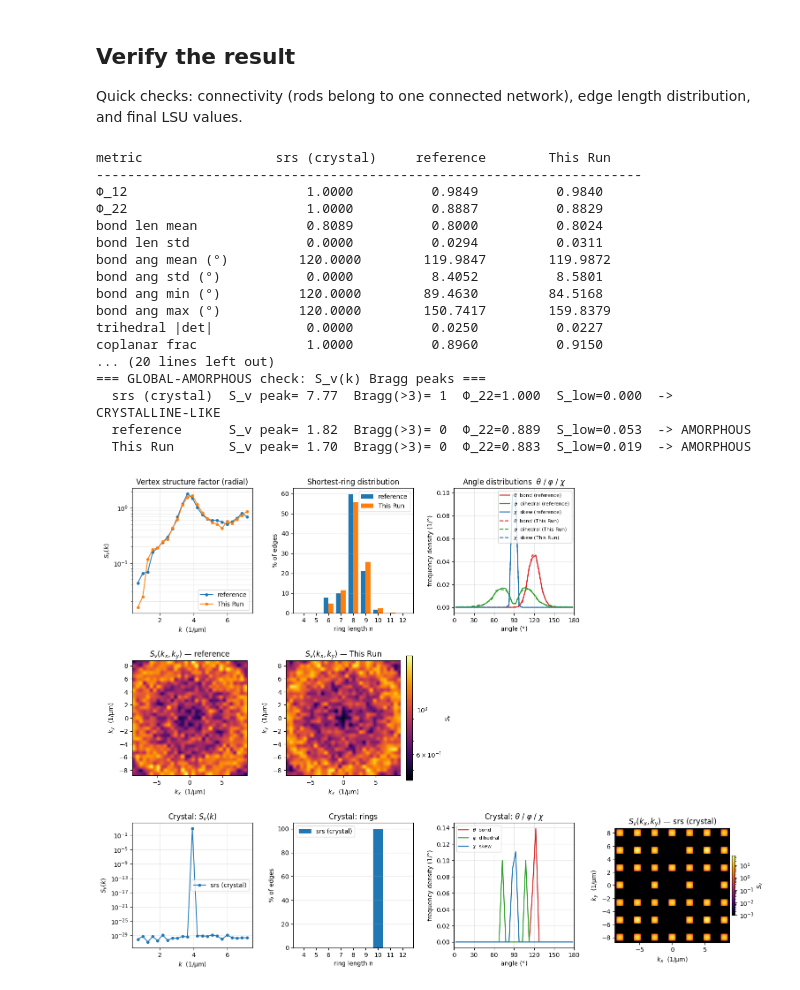
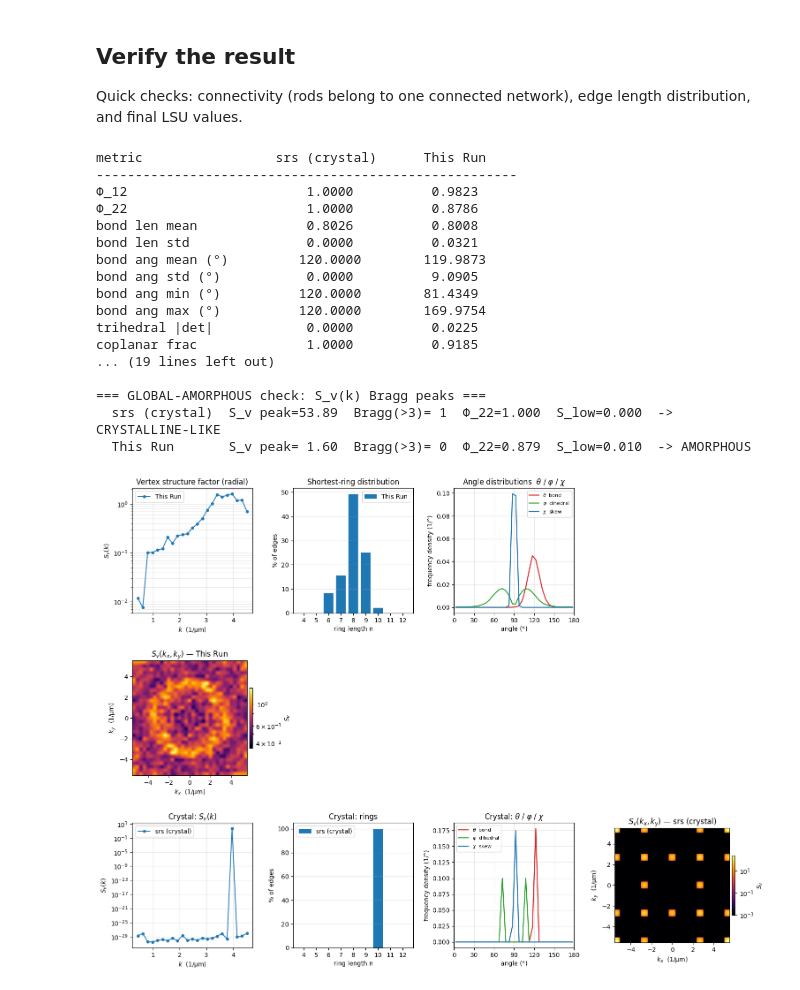
Before and after one commit to fhernandez93/Create-LSU-Structures, a Jupyter notebook: Create_LSU_Function.ipynb, the cells around one changed output. Saved outputs shown, nothing was run; the diff lists cells and outputs as text; code cells hidden in the pictures.

```diff
--- a/Create_LSU_Function.ipynb
+++ b/Create_LSU_Function.ipynb
@@ -347,12 +377,14 @@ print(f'  ref target std=3.65 corner/centre=1.21  '
 # %%
 import tools
-filename = "./Example/20260623_lsu_fromrandom_N1000_ends.txt"
+filename = "./Example/20260624_lsu_fromrandom_N4000_ends.txt"
+D0, N = 0.8, 4000
+BOX = (N/1000 * 11.44**3)**(1/3)
 srs_rods = tools.srs_crystal_rods(num_vertices=N, box=BOX, d0=D0)
 
 results = []
 for source, lbl in [
     (srs_rods,                                  'srs (crystal)'),
-    ('Example/lsu_example_ends.txt',            'reference'),
+    # ('Example/lsu_example_ends.txt',            'reference'),
     (filename,                                  'This Run'),
 ]:
     if lbl == 'reference':
@@ -366,49 +398,49 @@ for source, lbl in [
             k_modes_max_2d=16,
             ))
 
 tools._print_comparison(results)
 
 fig, axes = tools.plot_comparison(
     results,
     ring_range=(4, 12),
     sk_logy=True,
     sk_2d_log=True,
     sk_2d_shared_clim=True,
     sk_2d_interp='bilinear',
 )
 # fig.savefig('Example/lsu_compare_with_srs.png', dpi=150, bbox_inches='tight')
 
 
 # --- GLOBAL-AMORPHOUS gate: S_v(k) must have NO Bragg peaks ---------------
 # This is THE metric the structure must pass: a crystal (or a lightly
 # jittered crystal) shows tall, sharp S_v(k) Bragg peaks; the reference
 # amorphous network does not. Pass = S_v peak ~< 2.5 and 0 peaks > 3.
 import numpy as _np
 print('\n=== GLOBAL-AMORPHOUS check: S_v(k) Bragg peaks ===')
 for _r in results:
     _sk = _np.array(_r['S_v_k_means']); _sk = _sk[_np.isfinite(_sk)]
     _peak = float(_np.nanmax(_sk)); _nbig = int((_sk > 3).sum())
     _verdict = 'AMORPHOUS' if (_peak < 2.5 and _nbig == 0) else 'CRYSTALLINE-LIKE'
     print(f"  {_r['label']:<14} S_v peak={_peak:5.2f}  Bragg(>3)={_nbig:>2}  "
           f"Φ_22={_r['phi22']:.3f}  S_low={_r['S_low_k2']:.3f}  -> {_verdict}")
 # %% [output]
-metric                 srs (crystal)     reference        This Run
-----------------------------------------------------------------------
-Φ_12                       1.0000          0.9849          0.9840
-Φ_22                       1.0000          0.8887          0.8829
-bond len mean              0.8089          0.8000          0.8024
-bond len std               0.0000          0.0294          0.0311
-bond ang mean (°)         120.0000        119.9847        119.9872
-bond ang std (°)           0.0000          8.4052          8.5801
-bond ang min (°)          120.0000        89.4630         84.5168
-bond ang max (°)          120.0000        150.7417        159.8379
-trihedral |det|            0.0000          0.0250          0.0227
-coplanar frac              1.0000          0.8960          0.9150
-... (20 lines left out)
+metric                 srs (crystal)      This Run
+------------------------------------------------------
+Φ_12                       1.0000          0.9823
+Φ_22                       1.0000          0.8786
+bond len mean              0.8026          0.8008
+bond len std               0.0000          0.0321
+bond ang mean (°)         120.0000        119.9873
+bond ang std (°)           0.0000          9.0905
+bond ang min (°)          120.0000        81.4349
+bond ang max (°)          120.0000        169.9754
+trihedral |det|            0.0000          0.0225
+coplanar frac              1.0000          0.9185
+... (19 lines left out)
+
 === GLOBAL-AMORPHOUS check: S_v(k) Bragg peaks ===
-  srs (crystal)  S_v peak= 7.77  Bragg(>3)= 1  Φ_22=1.000  S_low=0.000  -> CRYSTALLINE-LIKE
-  reference      S_v peak= 1.82  Bragg(>3)= 0  Φ_22=0.889  S_low=0.053  -> AMORPHOUS
-  This Run       S_v peak= 1.70  Bragg(>3)= 0  Φ_22=0.883  S_low=0.019  -> AMORPHOUS
+  srs (crystal)  S_v peak=53.89  Bragg(>3)= 1  Φ_22=1.000  S_low=0.000  -> CRYSTALLINE-LIKE
+  This Run       S_v peak= 1.60  Bragg(>3)= 0  Φ_22=0.879  S_low=0.010  -> AMORPHOUS
-[figure, old version]
+[figure, new version]
 # %%
 # shutdown(delay_minutes=2)
```
Also changed, not shown: parts of 3 cells of this notebook, 59 other files.
